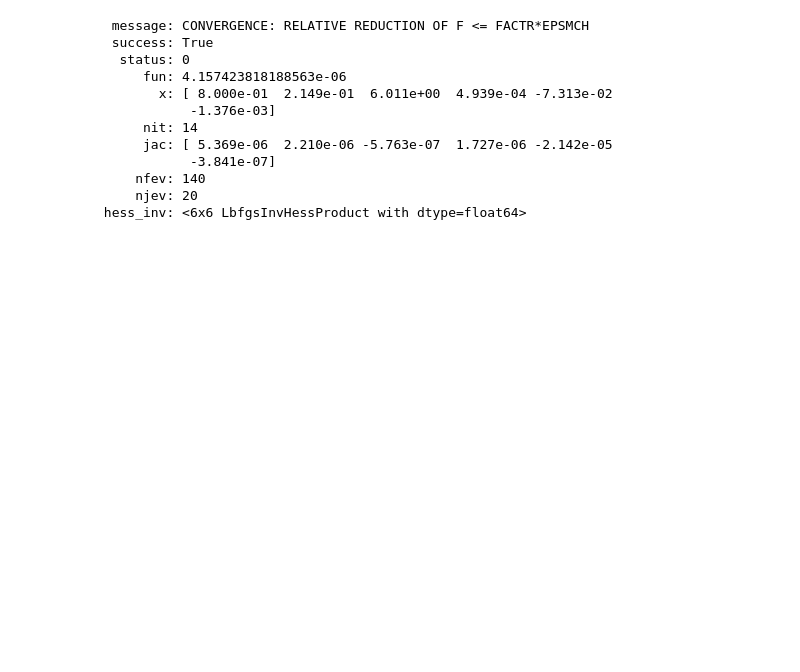
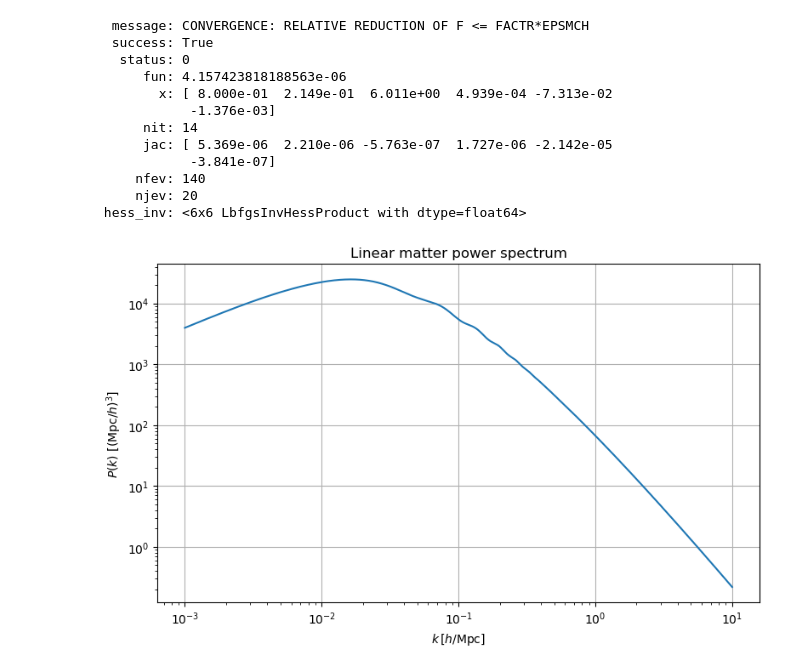
Before and after one commit to FedeDavilaKurban/filbao-md, a Jupyter notebook: bao_fitting.ipynb, the cells around one changed output. Cells and saved outputs as stored; diff of their text form; code cells hidden in the pictures; blank space fills up the shorter version.

```diff
--- a/bao_fitting.ipynb
+++ b/bao_fitting.ipynb
@@ -687,3 +687,38 @@ A0, A1, A2 = 0.0005, -0.0731, -0.0014
      nfev: 140
      njev: 20
  hess_inv: <6x6 LbfgsInvHessProduct with dtype=float64>
+# %%
+import numpy as np
+import camb
+import matplotlib.pyplot as plt
+
+# Cosmology
+H0 = 67.7
+omega_b = 0.022
+omega_cdm = 0.12
+ns = 0.96
+As = 2.1e-9
+
+pars = camb.CAMBparams()
+pars.set_cosmology(H0=H0, ombh2=omega_b, omch2=omega_cdm)
+pars.InitPower.set_params(As=As, ns=ns)
+
+# Define k range in h/Mpc (CAMB default)
+k_min_hMpc = 1e-3
+k_max_hMpc = 10.0
+pars.set_matter_power(redshifts=[0], kmax=k_max_hMpc)
+
+results = camb.get_results(pars)
+kh, z, pk = results.get_matter_power_spectrum(minkh=k_min_hMpc, maxkh=k_max_hMpc, npoints=10000)
+Plin = pk[0]          # units: (Mpc/h)^3
+
+plt.figure(figsize=(8,5))
+plt.loglog(kh, Plin)
+plt.xlabel(r'$k \, [h/\mathrm{Mpc}]$')
+plt.ylabel(r'$P(k) \ [(\mathrm{Mpc}/h)^3]$')
+plt.title("Linear matter power spectrum")
+plt.grid()
+plt.tight_layout()
+plt.show()
+# %% [output]
+[figure, added]
```
Also changed, not shown: parts of 6 cells of this notebook, 1 other file.
